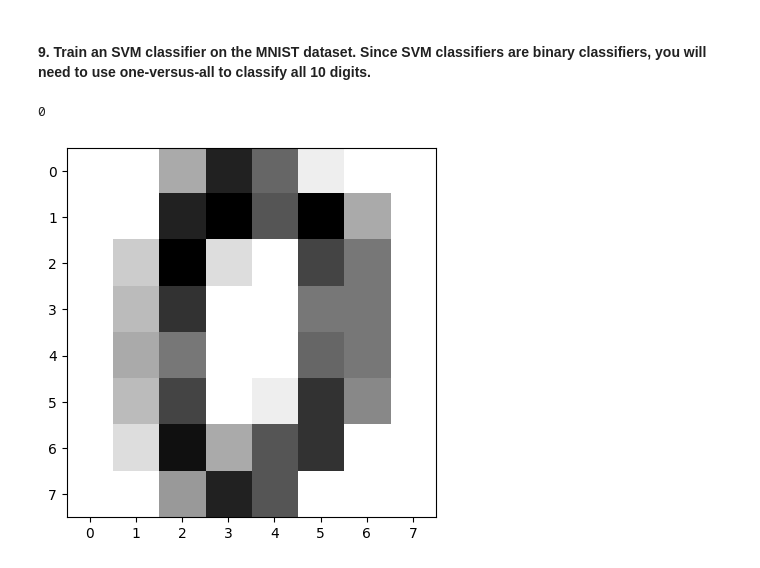
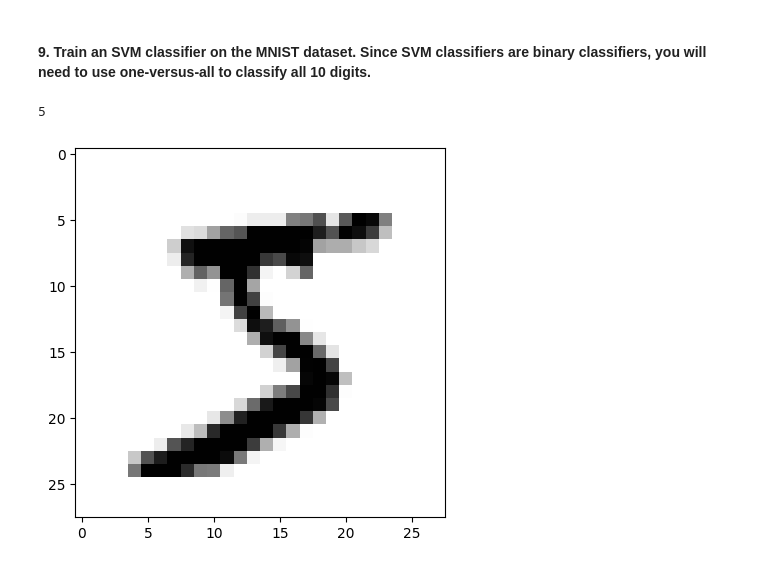
Before and after one commit to JuanDa14Sa/Hands-on-ML-Exercises, a Jupyter notebook: Support Vector Machine/svm_exercises.ipynb, the cells around one changed output. Cells and saved outputs as stored; diff of their text form; code cells hidden in the pictures.

```diff
--- a/Support Vector Machine/svm_exercises.ipynb
+++ b/Support Vector Machine/svm_exercises.ipynb
@@ -86,6 +82,14 @@ y = digits["target"]
+# %%
+from sklearn.model_selection import train_test_split
+from sklearn.datasets import fetch_openml
+
+digits = fetch_openml('mnist_784', version=1, cache=True, as_frame=False)
+X = digits["data"]
+y = digits["target"]
+X_train, X_test, y_train, y_test = train_test_split(X, y, random_state=42)
 # %%
-plt.imshow(X[0].reshape(8, 8), cmap="binary")
+plt.imshow(X[0].reshape(28, 28), cmap="binary")
 print(y[0])
 # %% [output]
-0
+5
-[figure, old version]
+[figure, new version]
```
Also changed, not shown: parts of 21 cells of this notebook.
